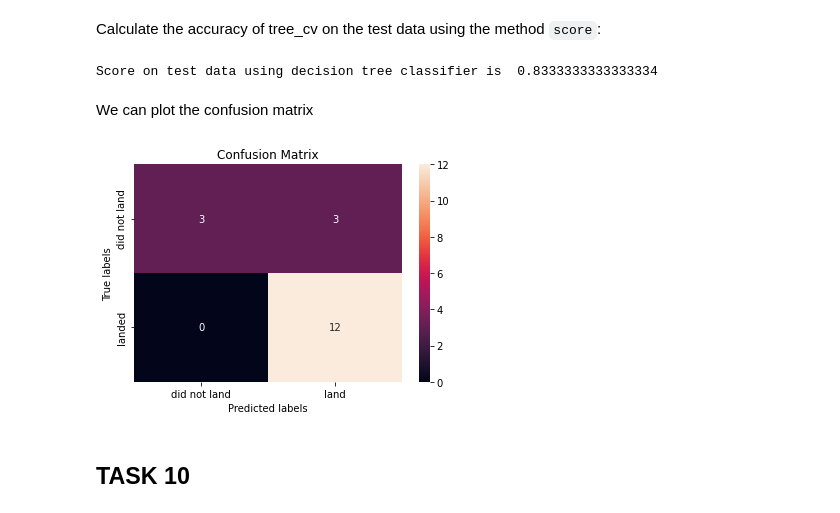
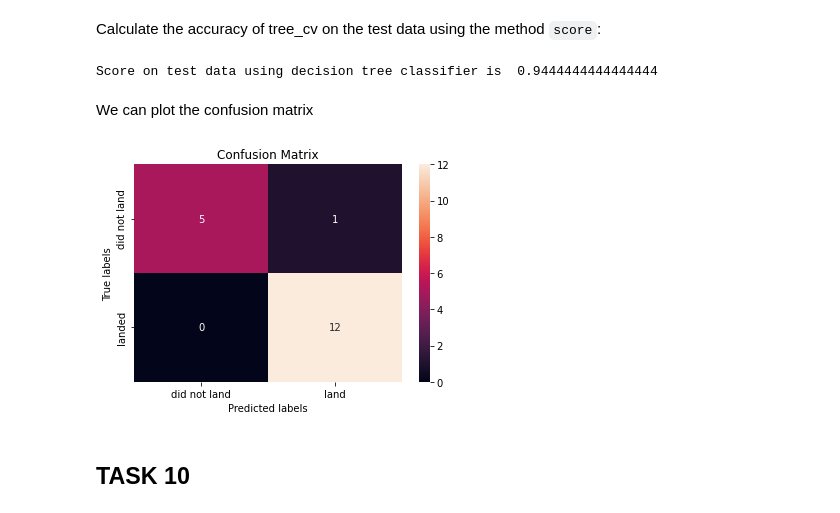
Before and after one commit to agovindaraju28/Atestrepo, a Jupyter notebook: SpaceX_Machine Learning Prediction_Part_5.ipynb, the cells around one changed output. Drawn from its saved outputs; the diff is of its cells as text; code cells hidden in the pictures.

```diff
--- a/SpaceX_Machine Learning Prediction_Part_5.ipynb
+++ b/SpaceX_Machine Learning Prediction_Part_5.ipynb
@@ -291,15 +290,16 @@ accuracy : 0.8767857142857143
 Calculate the accuracy of tree_cv on the test data using the method <code>score</code>:
 # %%
 print("Score on test data using decision tree classifier is ",tree_cv.score(X_test,Y_test))
+tree_score = tree_cv.score(X_test,Y_test)
 # %% [output]
-Score on test data using decision tree classifier is  0.8333333333333334
+Score on test data using decision tree classifier is  0.9444444444444444
 # %% [markdown]
 We can plot the confusion matrix
 # %%
-yhat = svm_cv.predict(X_test)
+yhat = tree_cv.predict(X_test)
 plot_confusion_matrix(Y_test,yhat)
 # %% [output]
-[figure, old version]
+[figure, new version]
 # %% [markdown]
 ## TASK  10
 # %% [markdown]
```
Also changed, not shown: parts of 6 cells of this notebook.
